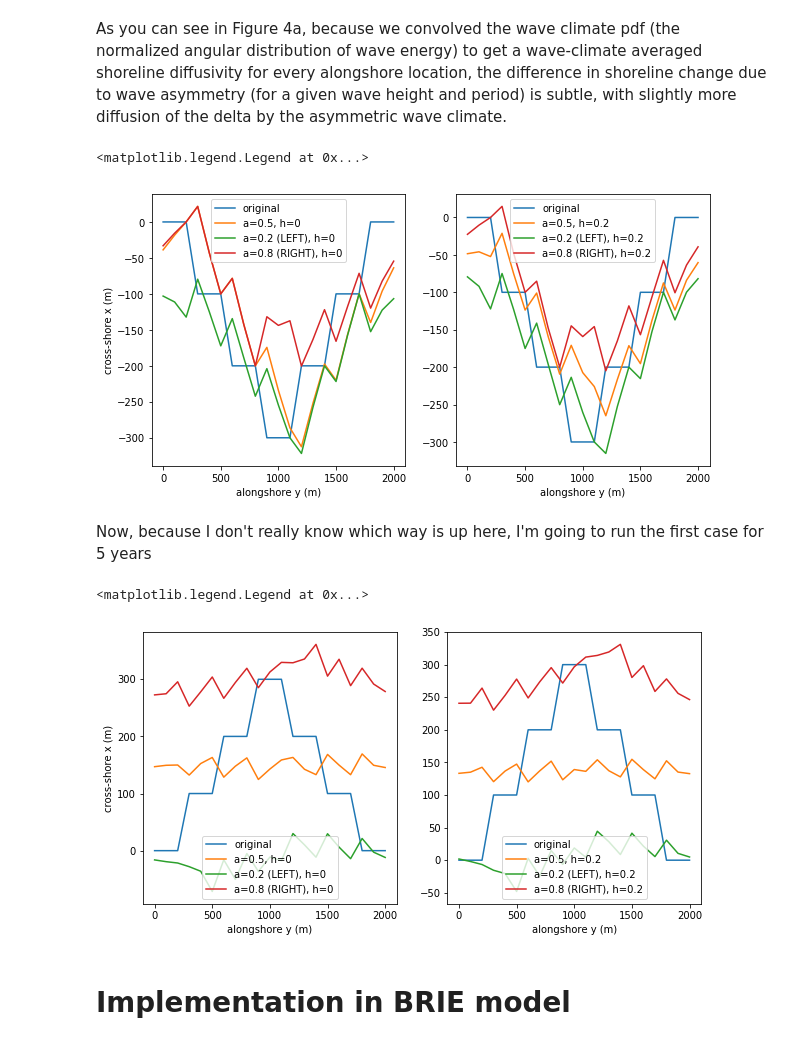
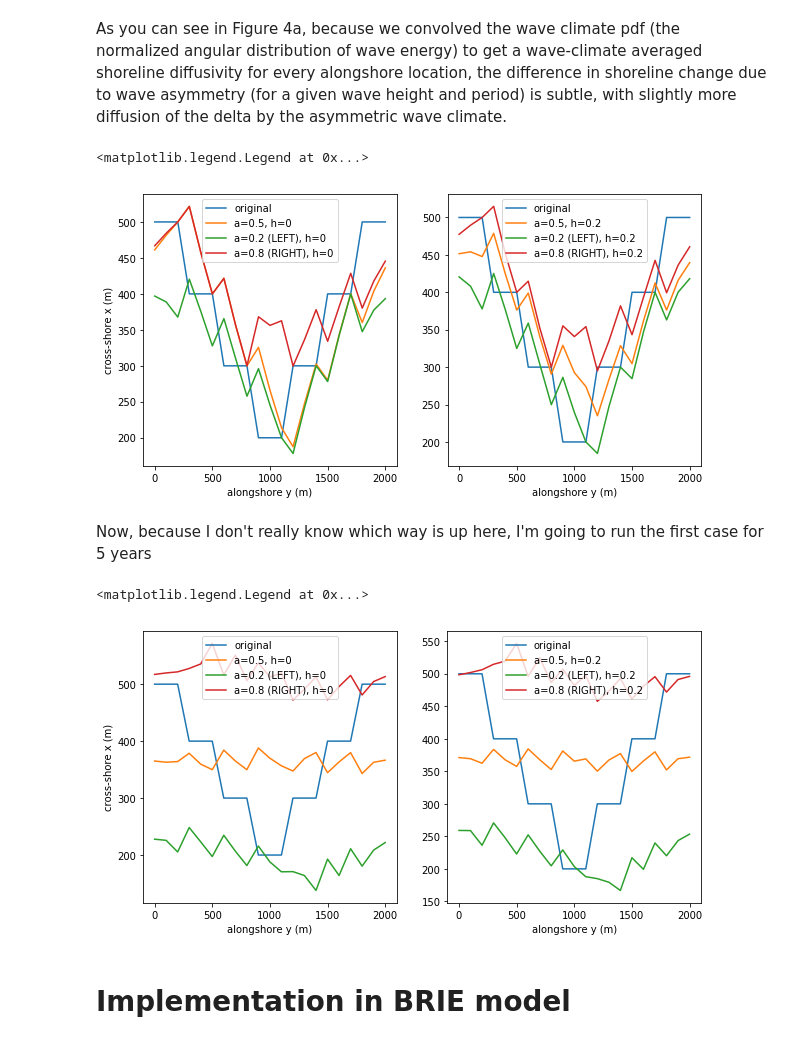
Before and after one commit to UNC-CECL/brie, a Jupyter notebook: notebooks/AlongshoreTransporter.ipynb, the cells around one changed output. Drawn from its saved outputs; the diff is of its cells as text; code cells hidden in the pictures.

```diff
--- a/notebooks/AlongshoreTransporter.ipynb
+++ b/notebooks/AlongshoreTransporter.ipynb
@@ -18,23 +18,26 @@ import scipy.constants
 import sys
 sys.path.append("..")
 
+from brie import Brie
 from brie.alongshore_transporter import AlongshoreTransporter, calc_shoreline_angles, calc_coast_diffusivity, _build_matrix
 from brie.waves import ashton, WaveAngleGenerator
 
-shoreline_x = [0, 0, 0, 0, 0, 0, 0, 0, 0, 0, 0, 0, 0, 0, 0, 10, 10, 10, 10, 10, 10]  # shoreline array
-waves = ashton(a=0.5, h=0, loc=-np.pi/2, scale=np.pi)  # wave distribution from -90 to 90 degrees
-# waves = WaveAngleGenerator(asymmetry=0.5, high_fraction=0)  # our old wave_angle_generator class
+shoreline_x = [0, 0, 0, 0, 0, 0, 0, 0, 0, 0, 0, 0, 0, 0, 0, 500, 500, 500, 500, 500, 500]  # shoreline array
+waves = ashton(a=0.5, h=0, loc=-np.pi/2, scale=np.pi)  # symmetric wave distribution
+dy = 500  # alongshore cell (m)
+dt = 1  # time step (yr)
 
 # initialize AlongshoreTransporter
 transporter = AlongshoreTransporter(shoreline_x,
                                     wave_distribution=waves,
-                                    alongshore_section_length=100,
-                                    time_step=1)
+                                    alongshore_section_length=dy,
+                                    time_step=dt)
 transporter.update()  # advance one time step
 
 # plot shoreline change after 1 model years
-plt.plot(np.arange(0, np.size(shoreline_x)*100, 100), shoreline_x)  # initial shoreline
-plt.plot(np.arange(0, np.size(shoreline_x)*100, 100), transporter.shoreline_x)
-plt.xlabel('alongshore y (m)')
-plt.ylabel('cross-shore x (m)')
+fig, axs = plt.subplots(1, 1, figsize=(10, 5), sharey=True)
+axs.plot(np.arange(0, np.size(shoreline_x)*dy, dy), shoreline_x)  # initial shoreline
+axs.plot(np.arange(0, np.size(shoreline_x)*dy, dy), transporter.shoreline_x)
+axs.set(xlabel='alongshore y (m)', ylabel='cross-shore x (m)')
+axs.legend(["original shoreline", "shoreline after one model year"])
 # %% [output]
@@ -172,7 +186,8 @@ axs[1].legend(["original shoreline", "symmetric + high angle waves", 'asymmetry
 # %% [markdown]
 As you can see in Figure 4a, because we convolved the wave climate pdf (the normalized angular distribution of wave energy) to get a wave-climate averaged shoreline diffusivity for every alongshore location, the difference in shoreline change due to wave asymmetry (for a given wave height and period) is subtle, with slightly more diffusion of the delta by the asymmetric wave climate.
 # %%
-shoreline_x_pyramid_orig = [0, 0, 0, -100, -100, -100, -200, -200, -200, -300, -300, -300, -200, -200, -200, -100, -100, -100, 0, 0, 0]
+#shoreline_x_pyramid_orig = [0, 0, 0, -100, -100, -100, -200, -200, -200, -300, -300, -300, -200, -200, -200, -100, -100, -100, 0, 0, 0]
+shoreline_x_pyramid_orig = [500, 500, 500, 400, 400, 400, 300, 300, 300, 200, 200, 200, 300, 300, 300, 400, 400, 400, 500, 500, 500]
 fig, axs = plt.subplots(1, 2, figsize=(10, 5))
 dy = 100
 ny = np.size(shoreline_x_pyramid_orig)
@@ -201,11 +216,13 @@ axs[0].legend(["original", "a=0.5, h=0", "a=0.2 (LEFT), h=0", "a=0.8 (RIGHT), h=
 axs[1].legend(["original", "a=0.5, h=0.2", "a=0.2 (LEFT), h=0.2", "a=0.8 (RIGHT), h=0.2"])
 # %% [output]
 <matplotlib.legend.Legend at 0x...>
-[figure, old version]
+[figure, new version]
 # %% [markdown]
 Now, because I don't really know which way is up here, I'm going to run the first case for 5 years
 # %%
-shoreline_x_pyramid_orig = [0, 0, 0, 100, 100, 100, 200, 200, 200, 300, 300, 300, 200, 200, 200, 100, 100, 100, 0, 0, 0]
+#shoreline_x_pyramid_orig = [0, 0, 0, -100, -100, -100, -200, -200, -200, -300, -300, -300, -200, -200, -200, -100, -100, -100, 0, 0, 0]
+shoreline_x_pyramid_orig = [500, 500, 500, 400, 400, 400, 300, 300, 300, 200, 200, 200, 300, 300, 300, 400, 400, 400, 500, 500, 500]
+
 nt = 5  # 5 year simulation
 
 fig, axs = plt.subplots(1, 2, figsize=(10, 5))
@@ -214,33 +231,33 @@ ny = np.size(shoreline_x_pyramid_orig)
 grid = np.arange(0, ny*dy, dy)
 
 for ax in axs.flat:
     ax.set(xlabel='alongshore y (m)')
 
 axs[0].set(ylabel='cross-shore x (m)')
 axs[0].plot(grid, shoreline_x_pyramid_orig)
 axs[1].plot(grid, shoreline_x_pyramid_orig)
 
 def loop_transporter(iAx, wave_dist, nt):
     transporter = AlongshoreTransporter(shoreline_x_pyramid_orig,
                                     wave_distribution=wave_dist,
                                     alongshore_section_length=dy,
                                     time_step=1)
     for year in range(nt):
         transporter.update()  # advance one time step
 
     axs[iAx].plot(grid, transporter.shoreline_x)  # new shoreline after loop
 
 loop_transporter(iAx=0, wave_dist=waves_sym, nt=nt)  # symmetric wave climate, no high angle waves
 loop_transporter(iAx=1, wave_dist=waves_sym_high, nt=nt)  # symmetric wave climate, high angle waves
 loop_transporter(iAx=0, wave_dist=waves_asym_left, nt=nt)  # asymmetric wave climate (80% from LEFT), no high angle waves
 loop_transporter(iAx=1, wave_dist=waves_asym_high_left, nt=nt)  # asymmetric wave climate (80% from LEFT), high angle waves
 loop_transporter(iAx=0, wave_dist=waves_asym_right, nt=nt)  # asymmetric wave climate (80% from RIGHT), no high angle waves
 loop_transporter(iAx=1, wave_dist=waves_asym_high_right, nt=nt)  # asymmetric wave climate (80% from RIGHT), high angle waves
 
 axs[0].legend(["original", "a=0.5, h=0", "a=0.2 (LEFT), h=0", "a=0.8 (RIGHT), h=0"])
 axs[1].legend(["original", "a=0.5, h=0.2", "a=0.2 (LEFT), h=0.2", "a=0.8 (RIGHT), h=0.2"])
 # %% [output]
 <matplotlib.legend.Legend at 0x...>
-[figure, old version]
+[figure, new version]
 # %% [markdown]
 # Implementation in BRIE model
```
Also changed, not shown: parts of 14 cells of this notebook, 3 other files.
